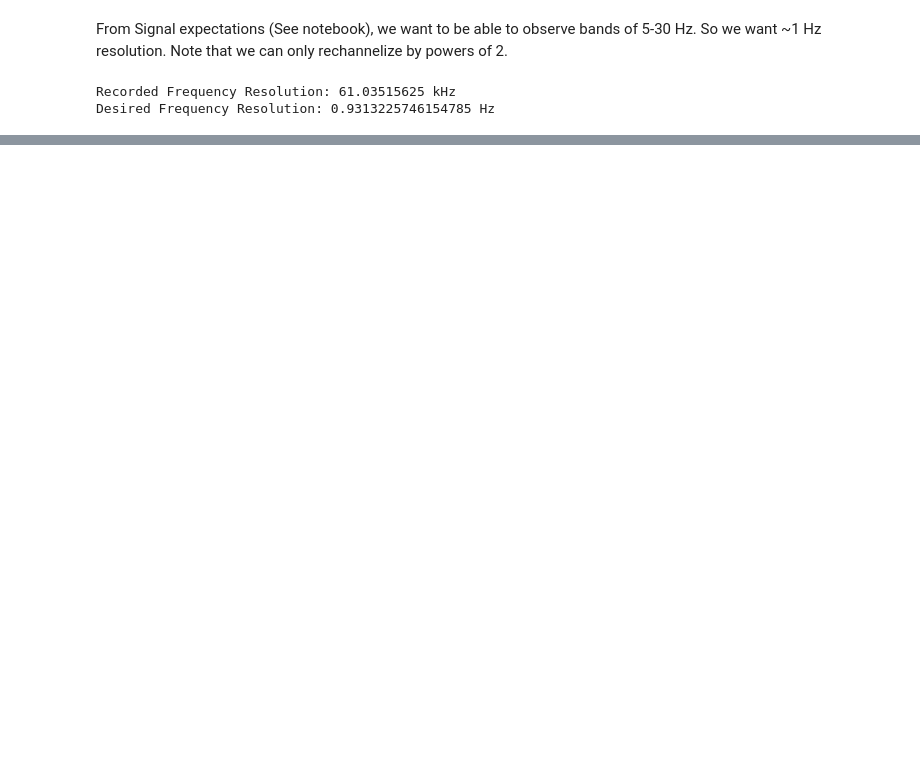
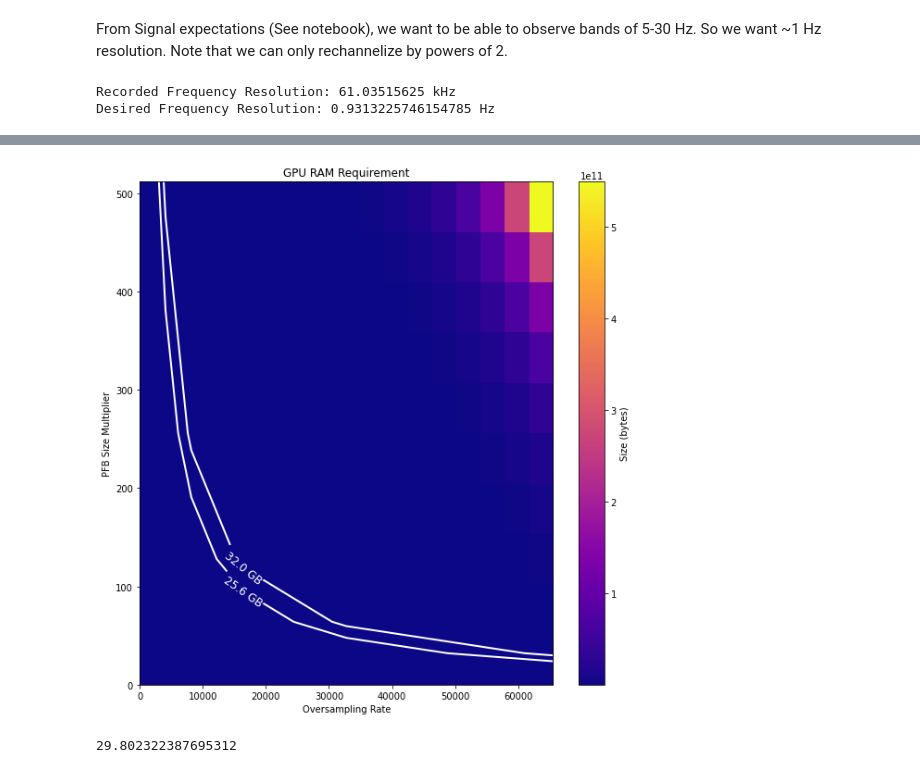
Before and after one commit to PhilJ0ly/albatros_axion_detection, a Jupyter notebook: Jupyter/data_size_overview.ipynb, the cells around one changed output, grey strips where cells are left out. Cells and saved outputs as stored; diff of their text form; code cells hidden in the pictures; blank space fills up the shorter version.

```diff
--- a/Jupyter/data_size_overview.ipynb
+++ b/Jupyter/data_size_overview.ipynb
@@ -104,0 +117,47 @@ plt.show()
+# %%
+def get_gpu_size(osamp, pfb_size_mult):
+    return 8*2048*osamp*pfb_size_mult
+
+def get_max_osamp(pfb, size):
+    return size/(8*2048*pfb)
+
+def get_max_pfb(osamp, size):
+    return size/(8*2048*osamp)
+
+osamp = []
+# pfb_sz = np.array([1, 2, 4, 8, 16, 32, 64, 128, 256, 512, 1024])
+
+pfb_sz = []
+for i in range(10):
+    pfb_sz.append(2**i)
+pfb_sz = np.array(pfb_sz)
+
+for i in range(17):
+    osamp.append(2**i)
+osamp = np.array(osamp)
+freqs = df_record/osamp
+
+o, p = np.meshgrid(osamp, pfb_sz)
+gpu_size = get_gpu_size(o, p)
+
+plt.figure(figsize=(10,10))
+
+im = plt.imshow(gpu_size, extent=[0, 2**16, 0, 2**9], origin='lower', cmap='plasma', aspect='auto')
+
+GPU_RAM = 32e9
+N = np.array([0.8, 1])*GPU_RAM
+for i in range(N.shape[0]):
+    contour = plt.contour(osamp, pfb_sz, gpu_size, levels=[N[i]], colors='White', linewidths=2)
+    plt.clabel(contour, inline=True, fontsize=12, fmt=f'{N[i]/1e9} GB')
+
+plt.ylabel("PFB Size Multiplier")
+plt.xlabel("Oversampling Rate")
+plt.title("GPU RAM Requirement")
+plt.colorbar(im, label='Size (bytes)')
+plt.show()
+# %% [output]
+[figure, added]
+# %%
+get_max_pfb(2**16, 32e9)
+# %% [output]
+29.802322387695312
```
Also changed, not shown: parts of 5 cells of this notebook.
